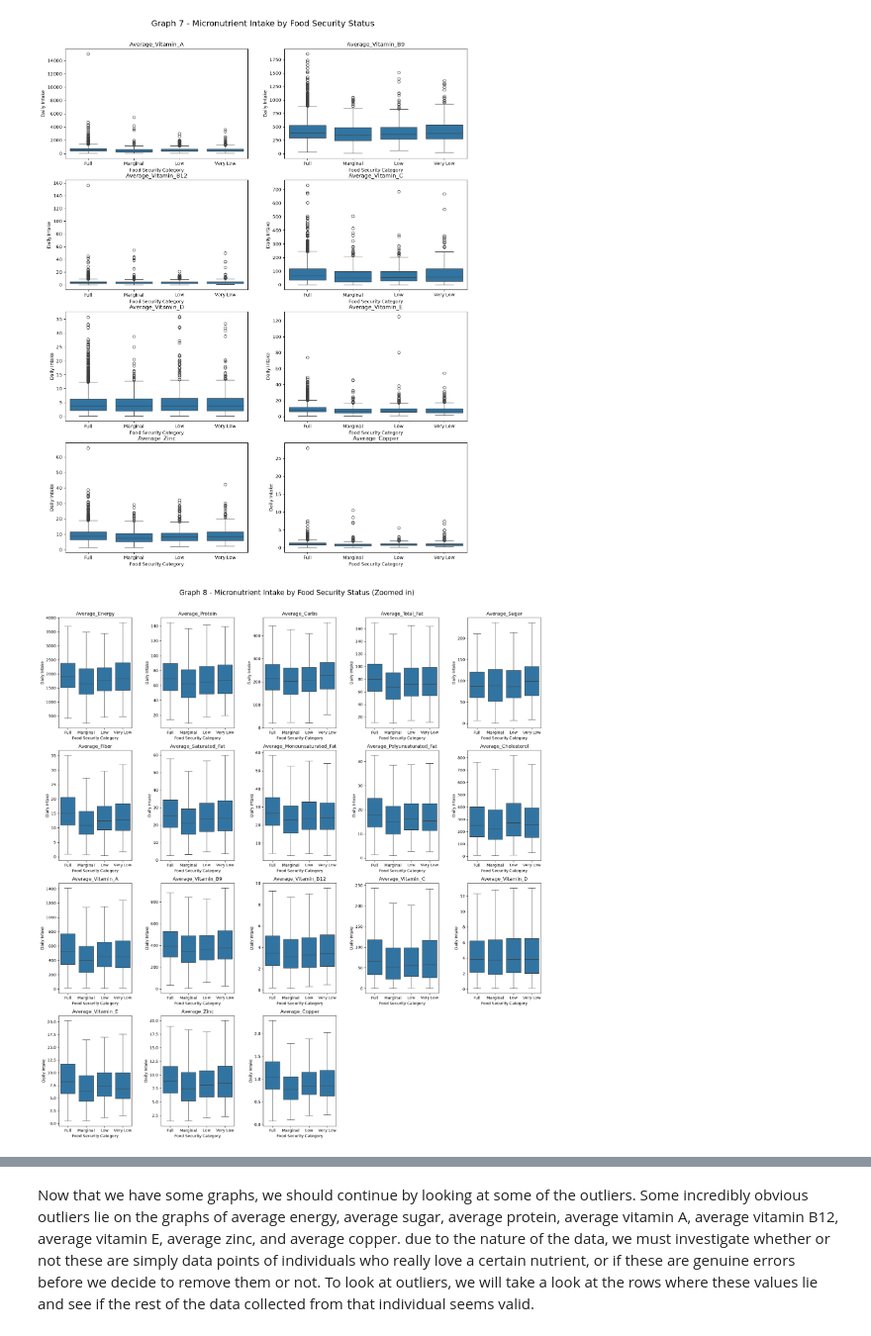
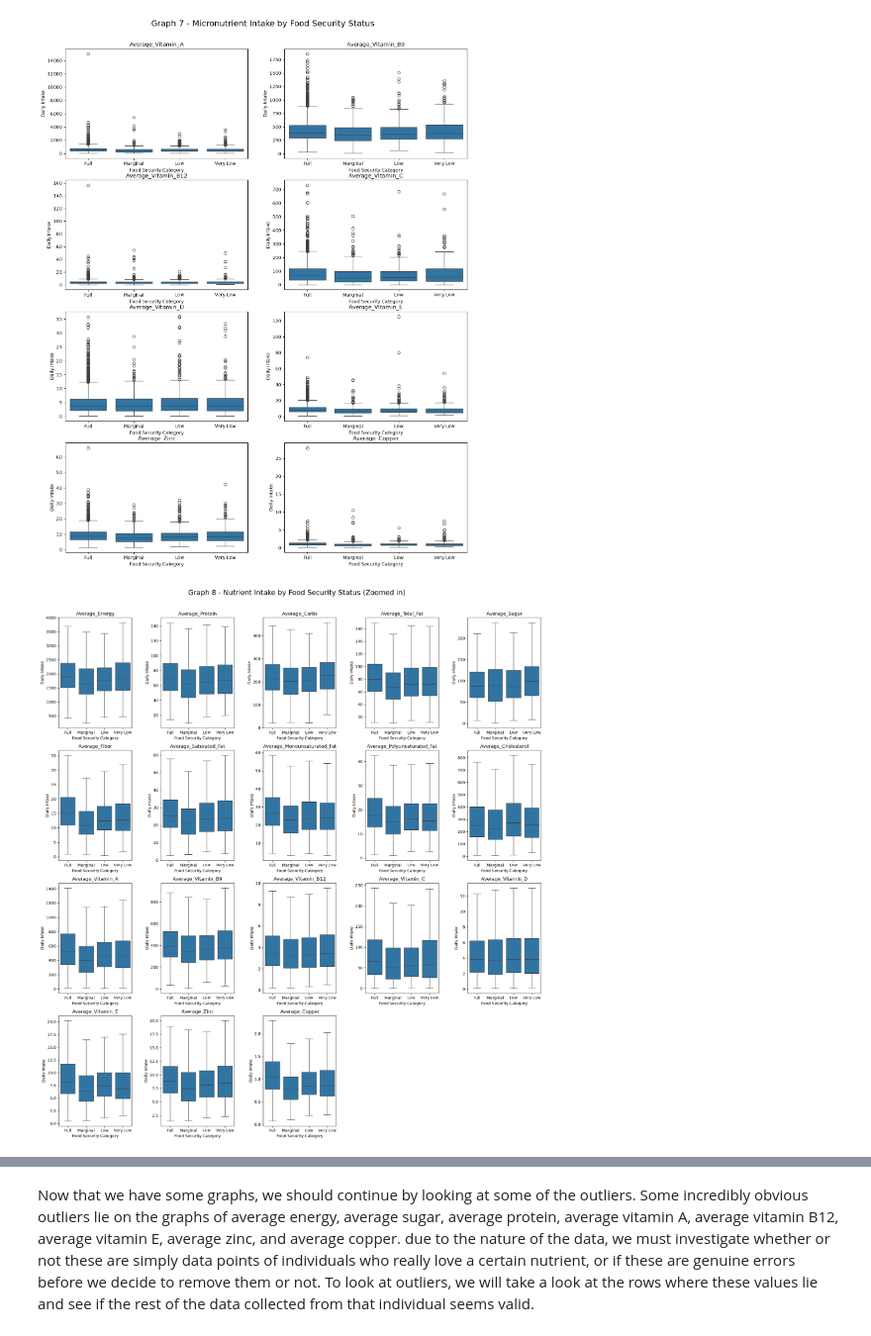
Before and after one commit to ernesthang12/STA-160-Final-Project, a Jupyter notebook: code/STA160 Final Project.ipynb, the cells around one changed output, grey strips where cells are left out. Shown at 99% size. Cells and saved outputs as stored; diff of their text form; code cells hidden in the pictures.

Commit message:
more graphs and a few hypothesis tests

```diff
--- a/code/STA160 Final Project.ipynb
+++ b/code/STA160 Final Project.ipynb
@@ -648,29 +647,29 @@ plt.show()
 # %%
 fig, axs = plt.subplots(4, 5, figsize = (18, 20))
 fig.tight_layout(rect = [0, 0, 1, 0.94])
 axs = axs.flatten()
 
 for i, col in enumerate(nutrients):
     sns.boxplot(
         data = final_df,
         x = "Adult_Food_Security",
         y = col,
         ax = axs[i],
         showfliers = False
 )
 
     axs[i].set_title(f"{col}")
     axs[i].set_xlabel("Food Security Category")
     axs[i].set_xticklabels(food_security_labels)
     axs[i].set_ylabel("Daily Intake")
 
 
 for i in range(len(nutrients), len(axs)):
     axs[i].set_visible(False)
 
 fig.subplots_adjust(hspace = 0.2, wspace = 0.4)
-fig.suptitle("Graph 8 - Micronutrient Intake by Food Security Status (Zoomed in)", fontsize = 18)
+fig.suptitle("Graph 8 - Nutrient Intake by Food Security Status (Zoomed in)", fontsize = 18)
 plt.savefig("Pres 2 Graphs/Graph 8.png")
 plt.show()
 # %% [output]
-[figure, old version]
+[figure, new version]
```
Also changed, not shown: parts of 10 cells of this notebook, 2 other files.
